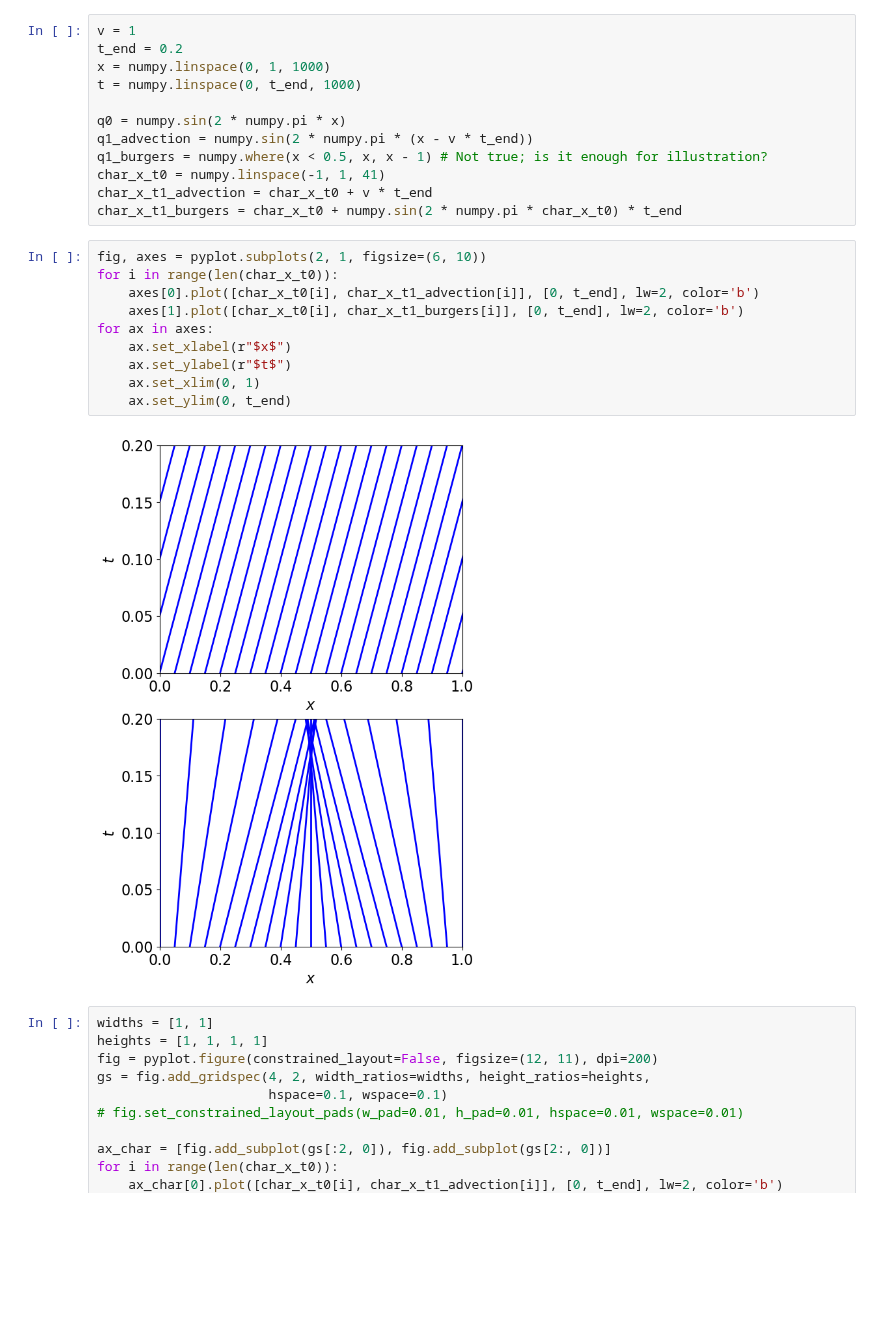
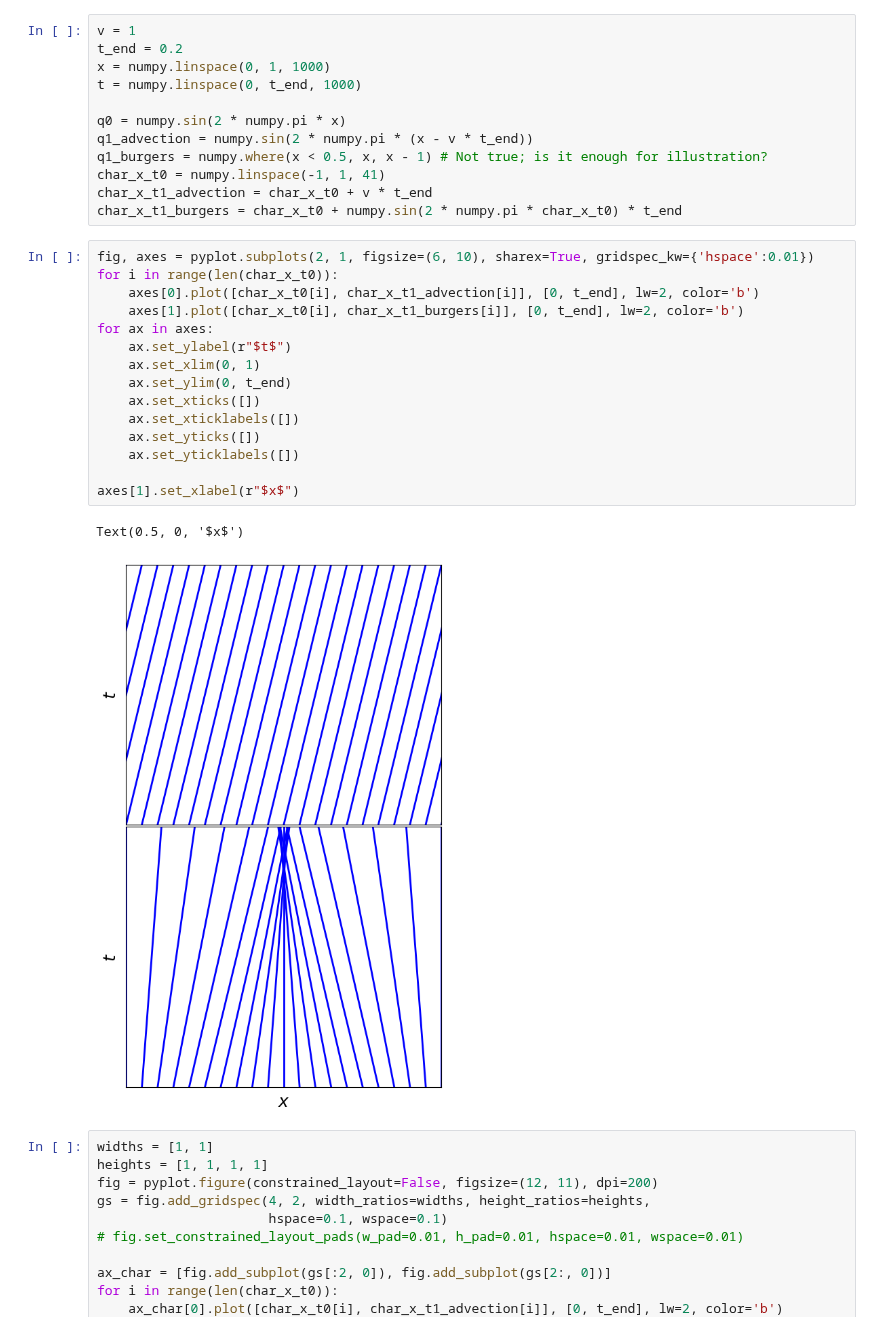
Before and after one commit to IanHawke/slides, a Jupyter notebook: et-2023/figures/plots.ipynb, the cells around one changed output. Saved outputs shown, nothing was run; the diff lists cells and outputs as text; blank space fills up the shorter version.

Commit message:
Fix up some figures

```diff
--- a/et-2023/figures/plots.ipynb
+++ b/et-2023/figures/plots.ipynb
@@ -60,17 +60,23 @@ char_x_t0 = numpy.linspace(-1, 1, 41)
 char_x_t1_advection = char_x_t0 + v * t_end
 char_x_t1_burgers = char_x_t0 + numpy.sin(2 * numpy.pi * char_x_t0) * t_end
 # %%
-fig, axes = pyplot.subplots(2, 1, figsize=(6, 10))
+fig, axes = pyplot.subplots(2, 1, figsize=(6, 10), sharex=True, gridspec_kw={'hspace':0.01})
 for i in range(len(char_x_t0)):
     axes[0].plot([char_x_t0[i], char_x_t1_advection[i]], [0, t_end], lw=2, color='b')
     axes[1].plot([char_x_t0[i], char_x_t1_burgers[i]], [0, t_end], lw=2, color='b')
 for ax in axes:
-    ax.set_xlabel(r"$x$")
     ax.set_ylabel(r"$t$")
     ax.set_xlim(0, 1)
     ax.set_ylim(0, t_end)
+    ax.set_xticks([])
+    ax.set_xticklabels([])
+    ax.set_yticks([])
+    ax.set_yticklabels([])
+
+axes[1].set_xlabel(r"$x$")
 # %% [output]
+Text(0.5, 0, '$x$')
-[figure, old version]
+[figure, new version]
 # %%
 widths = [1, 1]
 heights = [1, 1, 1, 1]
```
Also changed, not shown: parts of 3 cells of this notebook, 5 other files.
